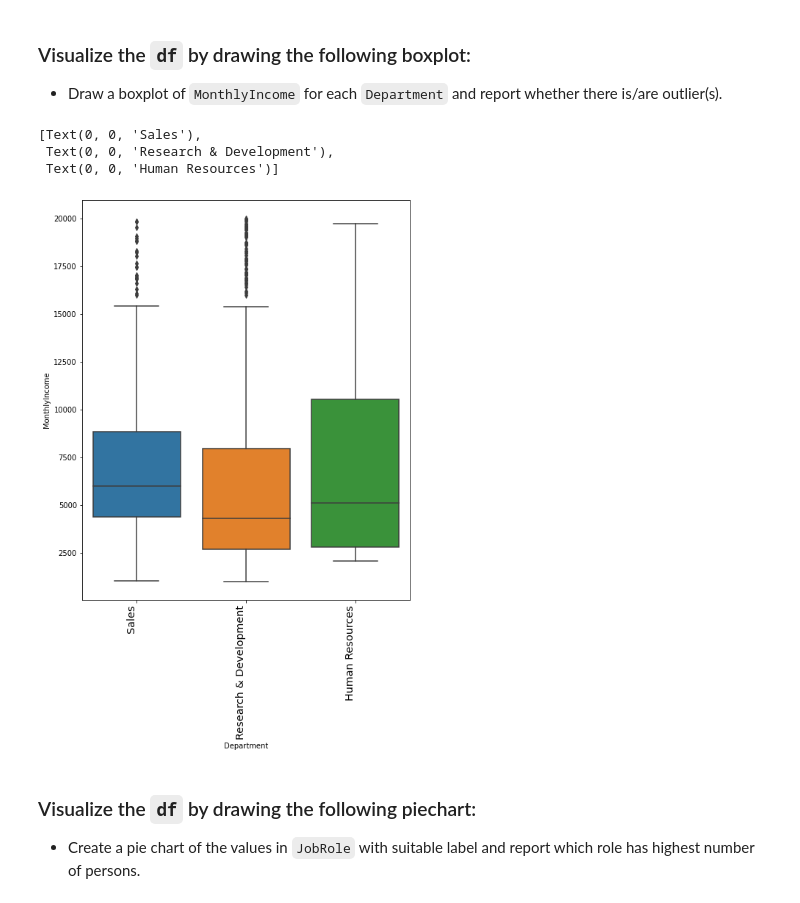
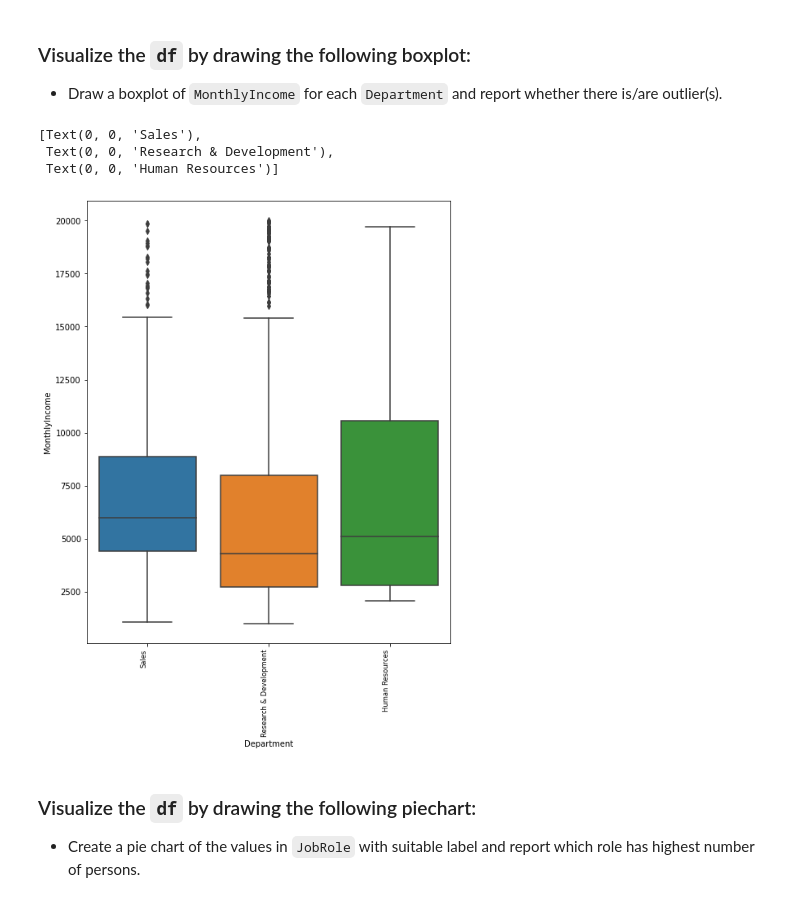
Before and after one commit to NehaNeha417/DS_SHALA, a Jupyter notebook: Final Assignment-2(collab)-DS.ipynb, the cells around one changed output. Saved outputs shown, nothing was run; the diff lists cells and outputs as text; code cells hidden in the pictures.

````diff
--- a/Final Assignment-2(collab)-DS.ipynb
+++ b/Final Assignment-2(collab)-DS.ipynb
@@ -282,19 +328,19 @@ plt.hist(df.YearsAtCompany,bins=30)
 # %%
 # Draw a boxplot of MonthlyIncome for each Department and report outliers
 plt.figure(figsize=(8,10))
-chart=sns.boxplot('Department','MonthlyIncome',data=df)
+chart=sns.boxplot('Department','MonthlyIncome',data=df)                   # to set the xticklabels according to ourconvenience
 chart.set_xticklabels(
     chart.get_xticklabels(),
     rotation=90,
     horizontalalignment='right',
     fontweight='light',
-    fontsize='x-large'
+    fontsize='small'
 )
 # %% [output]
 [Text(0, 0, 'Sales'),
  Text(0, 0, 'Research & Development'),
  Text(0, 0, 'Human Resources')]
-[figure, old version]
+[figure, new version]
 # %% [markdown]
 ### Visualize the ```df``` by drawing the following piechart:
 
````
Also changed, not shown: parts of 17 cells of this notebook.
